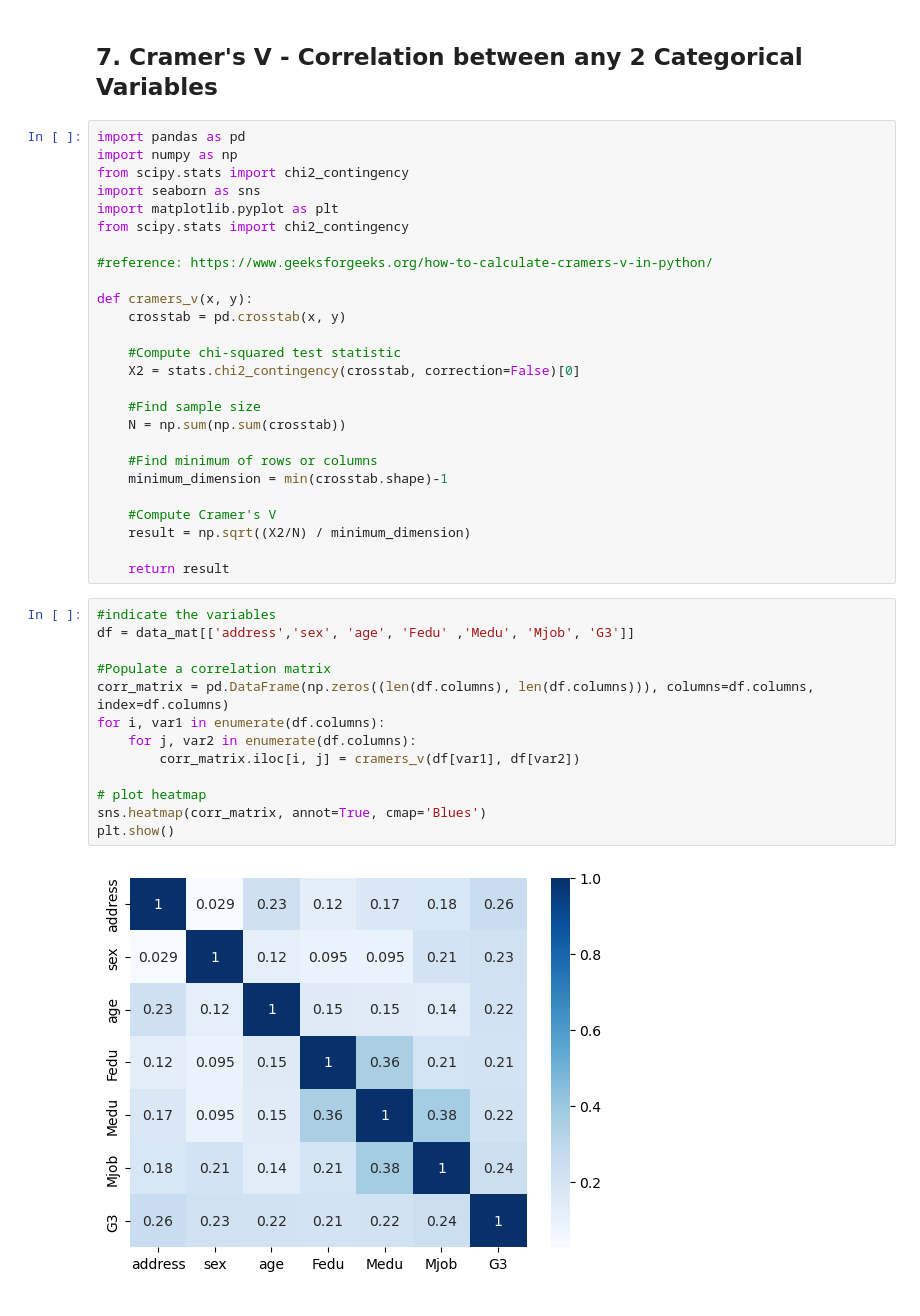
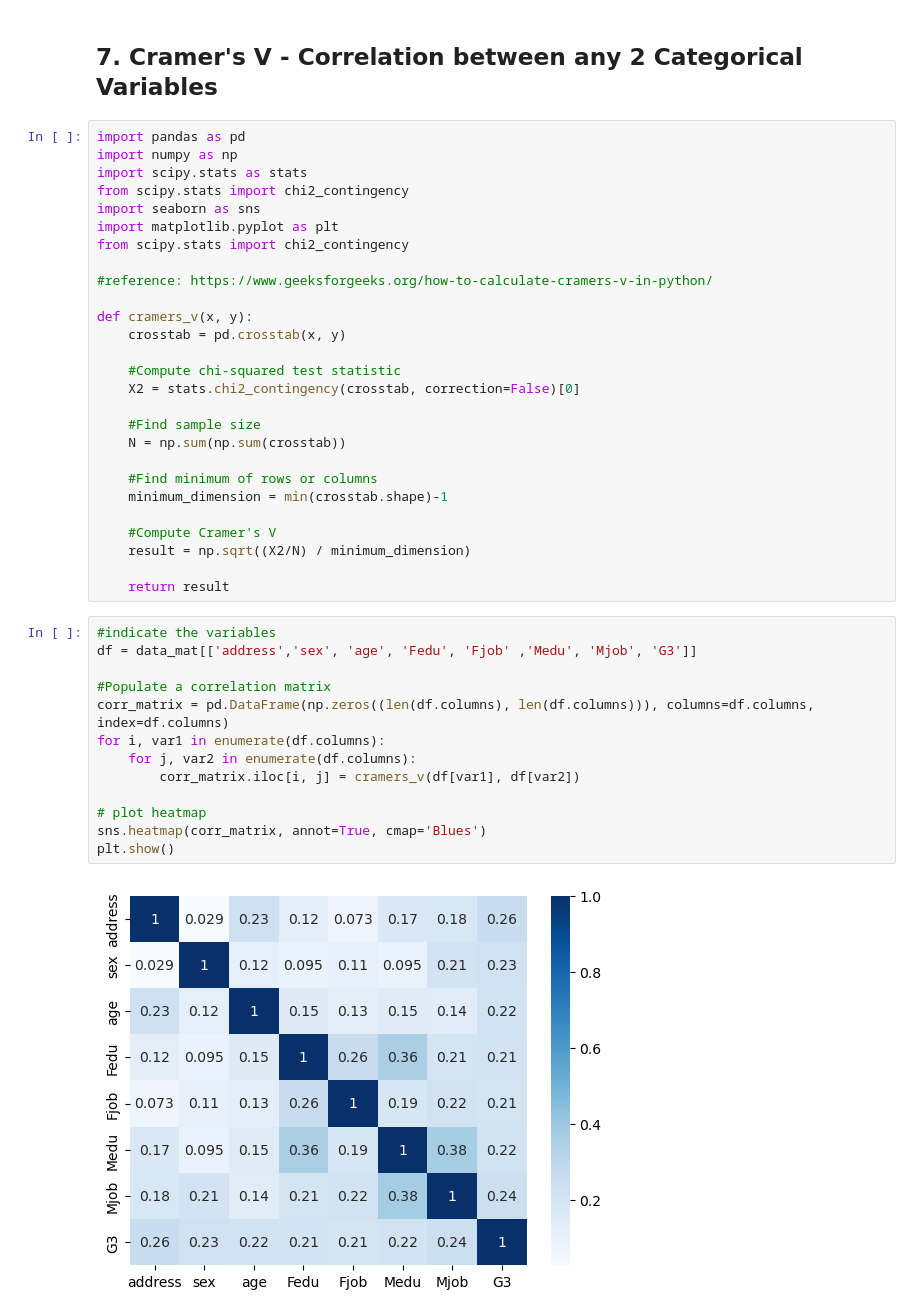
Before and after one commit to leonswl/ntu-msds-sd6101, a Jupyter notebook: notebooks/stats_tests.ipynb, the cells around one changed output. Saved outputs shown, nothing was run; the diff lists cells and outputs as text.

Commit message:
included Fjob into the cramer's v test

```diff
--- a/notebooks/stats_tests.ipynb
+++ b/notebooks/stats_tests.ipynb
@@ -718,6 +720,7 @@ Similarly, with student t-test, we an conclude providing family education suppor
 # %%
 import pandas as pd
 import numpy as np
+import scipy.stats as stats
 from scipy.stats import chi2_contingency
 import seaborn as sns
 import matplotlib.pyplot as plt
@@ -743,16 +746,16 @@ def cramers_v(x, y):
     return result
 # %%
 #indicate the variables
-df = data_mat[['address','sex', 'age', 'Fedu' ,'Medu', 'Mjob', 'G3']]
+df = data_mat[['address','sex', 'age', 'Fedu', 'Fjob' ,'Medu', 'Mjob', 'G3']]
 
 #Populate a correlation matrix
 corr_matrix = pd.DataFrame(np.zeros((len(df.columns), len(df.columns))), columns=df.columns, index=df.columns)
 for i, var1 in enumerate(df.columns):
     for j, var2 in enumerate(df.columns):
         corr_matrix.iloc[i, j] = cramers_v(df[var1], df[var2])
 
 # plot heatmap
 sns.heatmap(corr_matrix, annot=True, cmap='Blues')
 plt.show()
 # %% [output]
-[figure, old version]
+[figure, new version]
```
Also changed, not shown: parts of 1 cell of this notebook.
